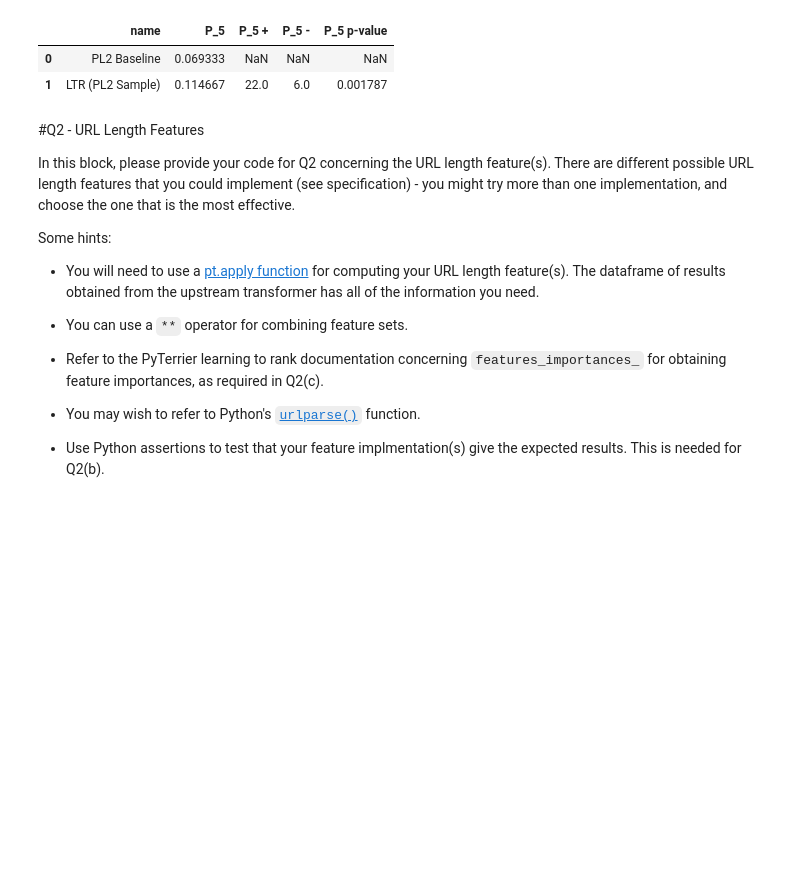
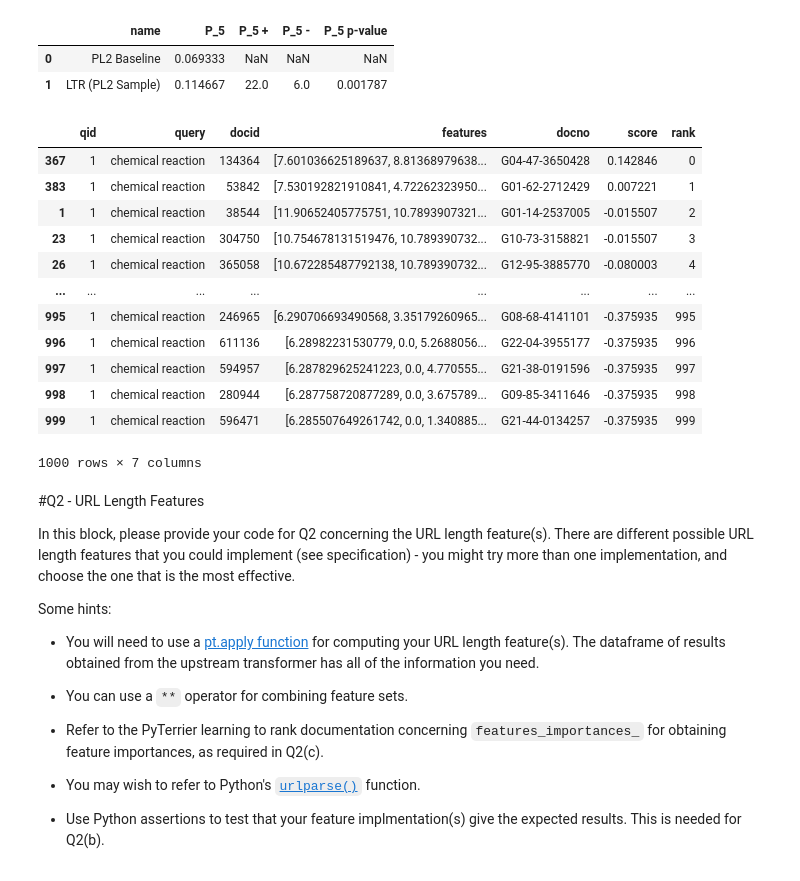
Before and after one commit to podyssea/InformationRetrieval, a Jupyter notebook: InformationRetrievalExercise2_2210049p.ipynb, the cells around one changed output. Drawn from its saved outputs; the diff is of its cells as text; code cells hidden in the pictures; blank space fills up the shorter version.

```diff
--- a/InformationRetrievalExercise2_2210049p.ipynb
+++ b/InformationRetrievalExercise2_2210049p.ipynb
@@ -228,6 +228,22 @@ pt.Experiment([stage12, lmart_l_pipe], test_topics, test_qrels, ["P.5"], names=[
 |  | name | P_5 | P_5 + | P_5 - | P_5 p-value |
 | 0 | PL2 Baseline | 0.069333 | NaN | NaN | NaN |
 | 1 | LTR (PL2 Sample) | 0.114667 | 22.0 | 6.0 | 0.001787 |
+# %%
+lmart_l_pipe.search("chemical reaction")
+# %% [output]
+|  | qid | query | docid | features | docno | score | rank |
+| 367 | 1 | chemical reaction | 134364 | [7.601036625189637, 8.81368979638... | G04-47-3650428 | 0.142846 | 0 |
+| 383 | 1 | chemical reaction | 53842 | [7.530192821910841, 4.72262323950... | G01-62-2712429 | 0.007221 | 1 |
+| 1 | 1 | chemical reaction | 38544 | [11.90652405775751, 10.7893907321... | G01-14-2537005 | -0.015507 | 2 |
+| 23 | 1 | chemical reaction | 304750 | [10.754678131519476, 10.789390732... | G10-73-3158821 | -0.015507 | 3 |
+| 26 | 1 | chemical reaction | 365058 | [10.672285487792138, 10.789390732... | G12-95-3885770 | -0.080003 | 4 |
+| ... | ... | ... | ... | ... | ... | ... | ... |
+| 995 | 1 | chemical reaction | 246965 | [6.290706693490568, 3.35179260965... | G08-68-4141101 | -0.375935 | 995 |
+| 996 | 1 | chemical reaction | 611136 | [6.28982231530779, 0.0, 5.2688056... | G22-04-3955177 | -0.375935 | 996 |
+| 997 | 1 | chemical reaction | 594957 | [6.287829625241223, 0.0, 4.770555... | G21-38-0191596 | -0.375935 | 997 |
+| 998 | 1 | chemical reaction | 280944 | [6.287758720877289, 0.0, 3.675789... | G09-85-3411646 | -0.375935 | 998 |
+| 999 | 1 | chemical reaction | 596471 | [6.285507649261742, 0.0, 1.340885... | G21-44-0134257 | -0.375935 | 999 |
+1000 rows × 7 columns
 # %% [markdown]
 #Q2 - URL Length Features
 
```
Also changed, not shown: parts of 12 cells of this notebook.
